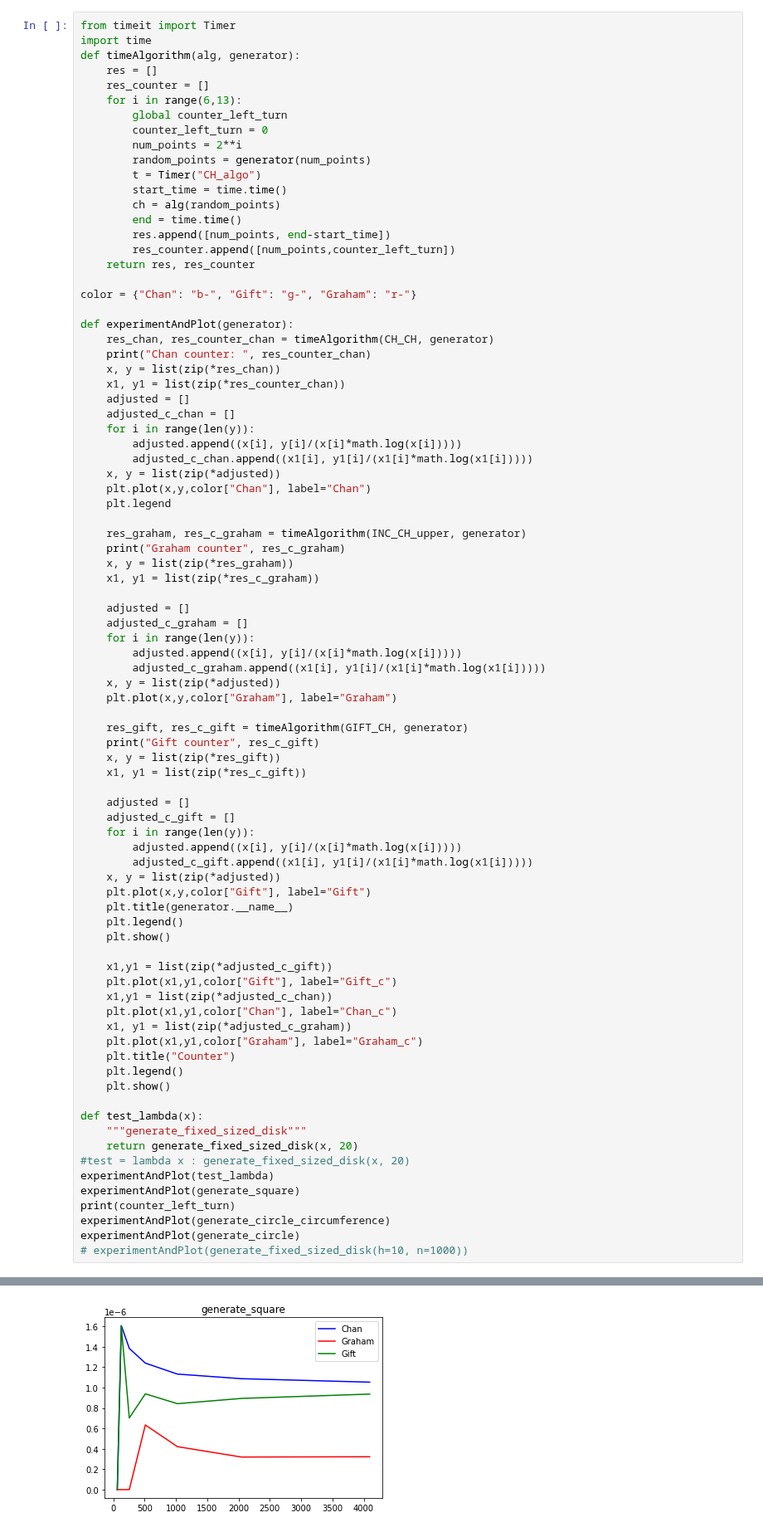
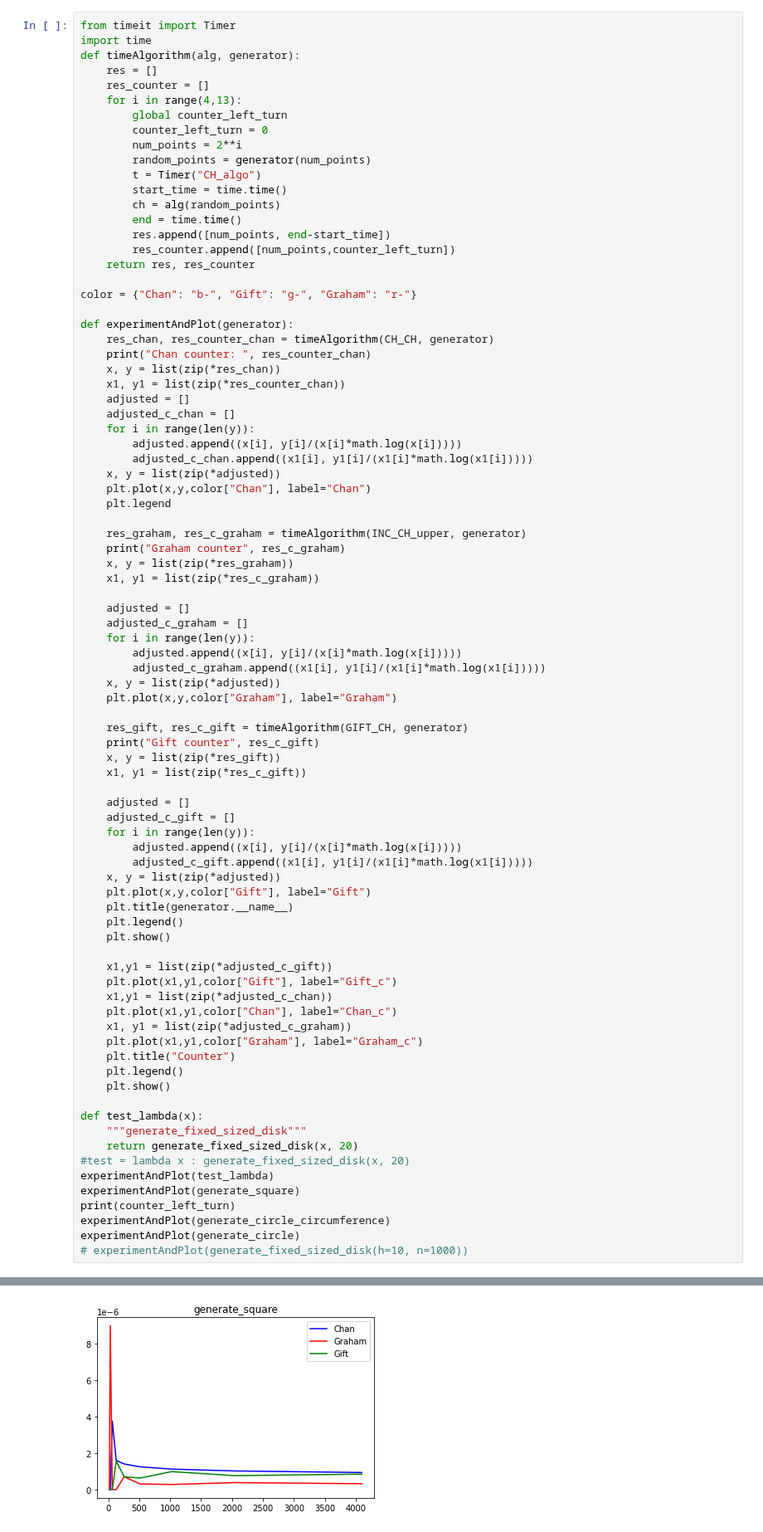
Before and after one commit to Nimakii/etkortnavn, a Jupyter notebook: handin2/H2.ipynb, the cells around one changed output, grey strips where cells are left out. Shown at 83% size. Drawn from its saved outputs; the diff is of its cells as text.

```diff
--- a/handin2/H2.ipynb
+++ b/handin2/H2.ipynb
@@ -498,7 +498,7 @@ import time
 def timeAlgorithm(alg, generator):
     res = []
     res_counter = []
-    for i in range(6,13):
+    for i in range(4,13):
         global counter_left_turn
         counter_left_turn = 0
         num_points = 2**i
@@ -602 +588 @@ Gift counter [[64, 791], [128, 1800], [256, 2994], [512, 8056], [1024, 14231], [
-[figure, old version]
+[figure, new version]
```
Also changed, not shown: parts of 12 cells of this notebook.
